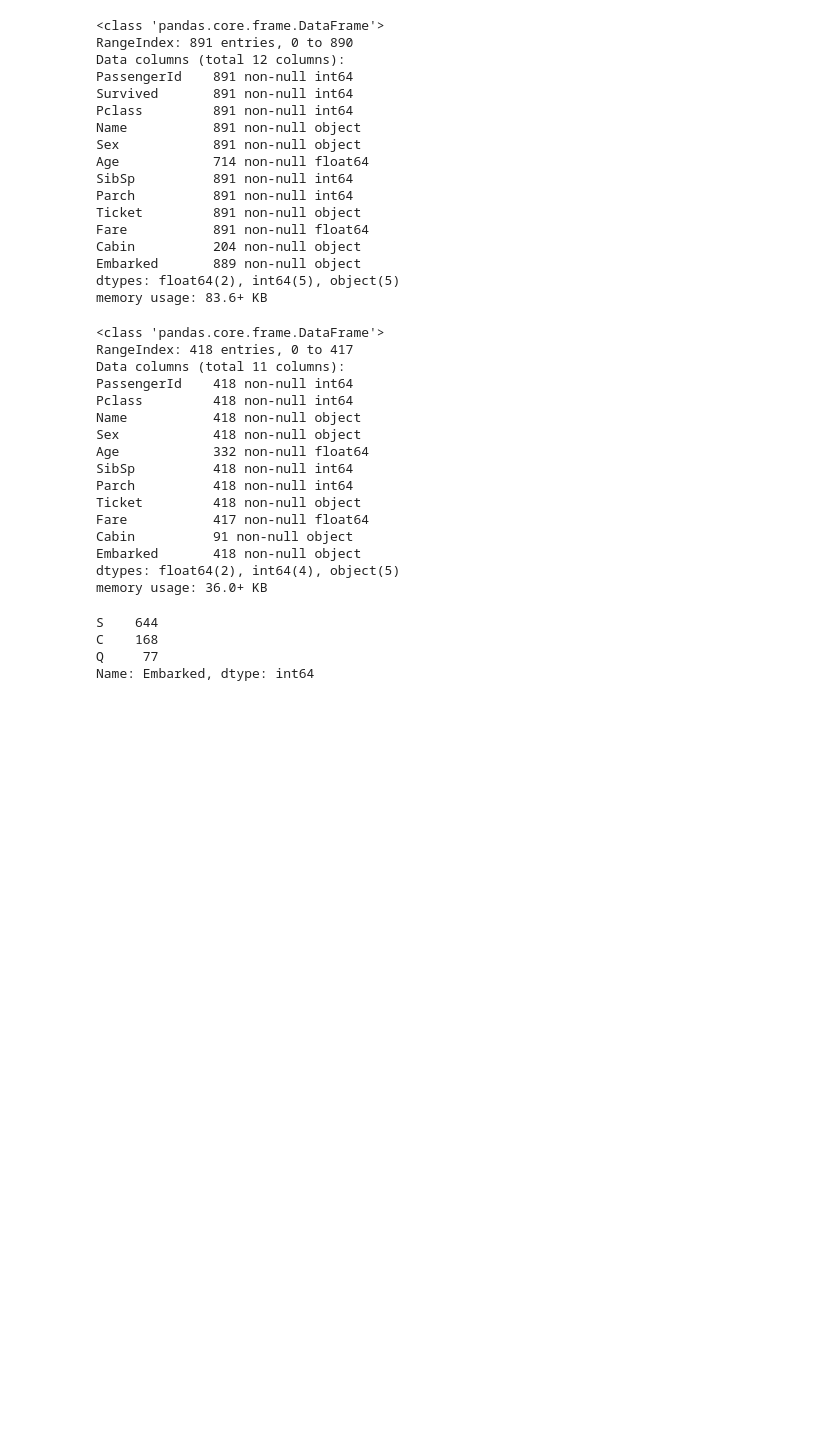
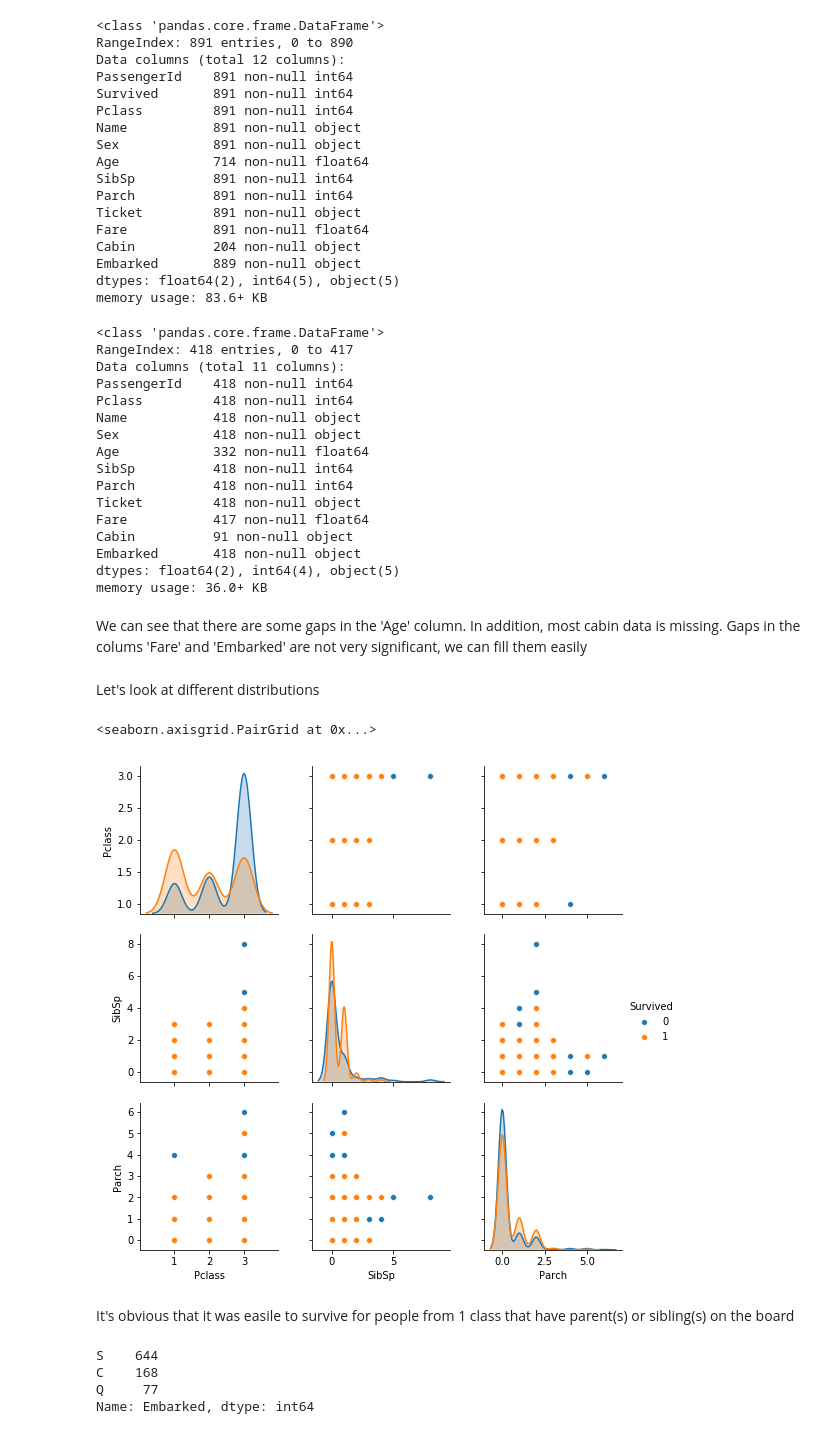
Before and after one commit to ivashnyov/Titanic-Kaggle, a Jupyter notebook: Titanic.ipynb, the cells around one changed output. Saved outputs shown, nothing was run; the diff lists cells and outputs as text; code cells hidden in the pictures; blank space fills up the shorter version.

```diff
--- a/Titanic.ipynb
+++ b/Titanic.ipynb
@@ -77,7 +84,16 @@ Cabin          91 non-null object
 Embarked       418 non-null object
 dtypes: float64(2), int64(4), object(5)
 memory usage: 36.0+ KB
-# %%
-train = train.drop(['Name', 'Ticket', 'PassengerId'], axis=1)
-test = test.drop(['Name', 'Ticket', 'PassengerId'], axis=1)
+# %% [markdown]
+We can see that there are some gaps in the 'Age' column. In addition, most cabin data is missing.
+Gaps in the colums 'Fare' and 'Embarked' are not very significant, we can fill them easily
+# %% [markdown]
+Let's look at different distributions
+# %%
+sb.pairplot(data=train, vars=['Pclass', 'SibSp', 'Parch'], hue="Survived", dropna=True)
+# %% [output]
+<seaborn.axisgrid.PairGrid at 0x...>
+[figure, added]
+# %% [markdown]
+It's obvious that it was easile to survive for people from 1 class that have parent(s) or sibling(s) on the board
 # %%
```
Also changed, not shown: parts of 47 cells of this notebook, 1 other file.
